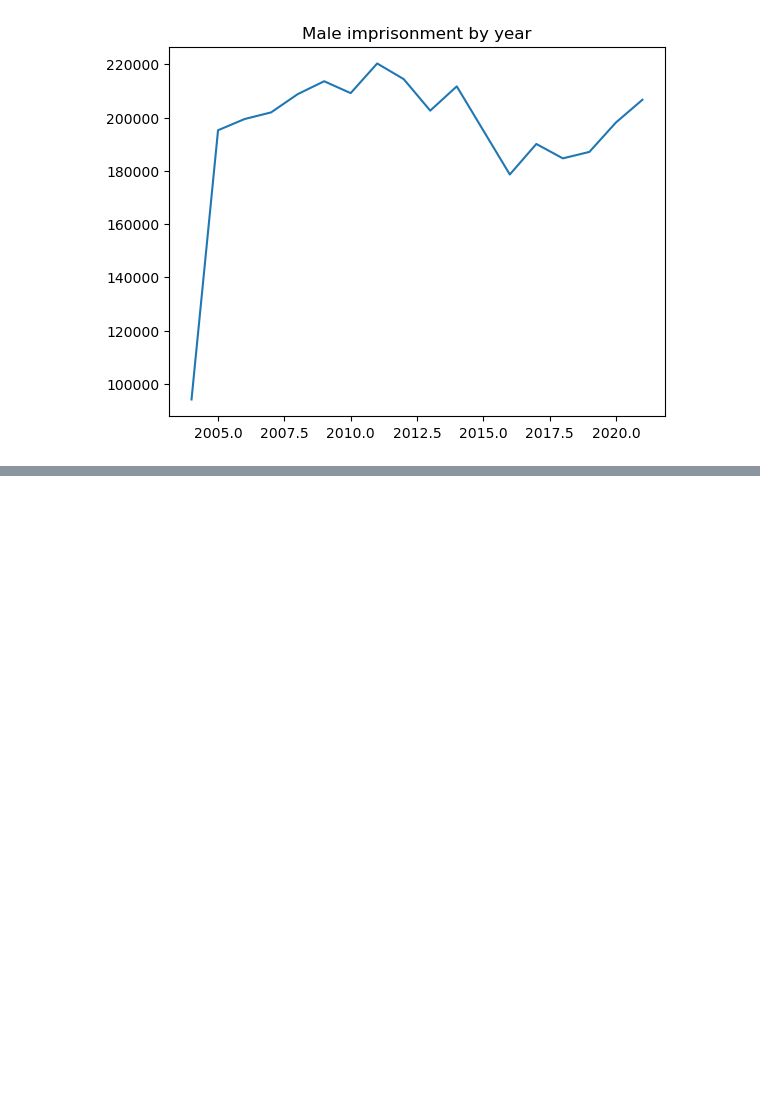
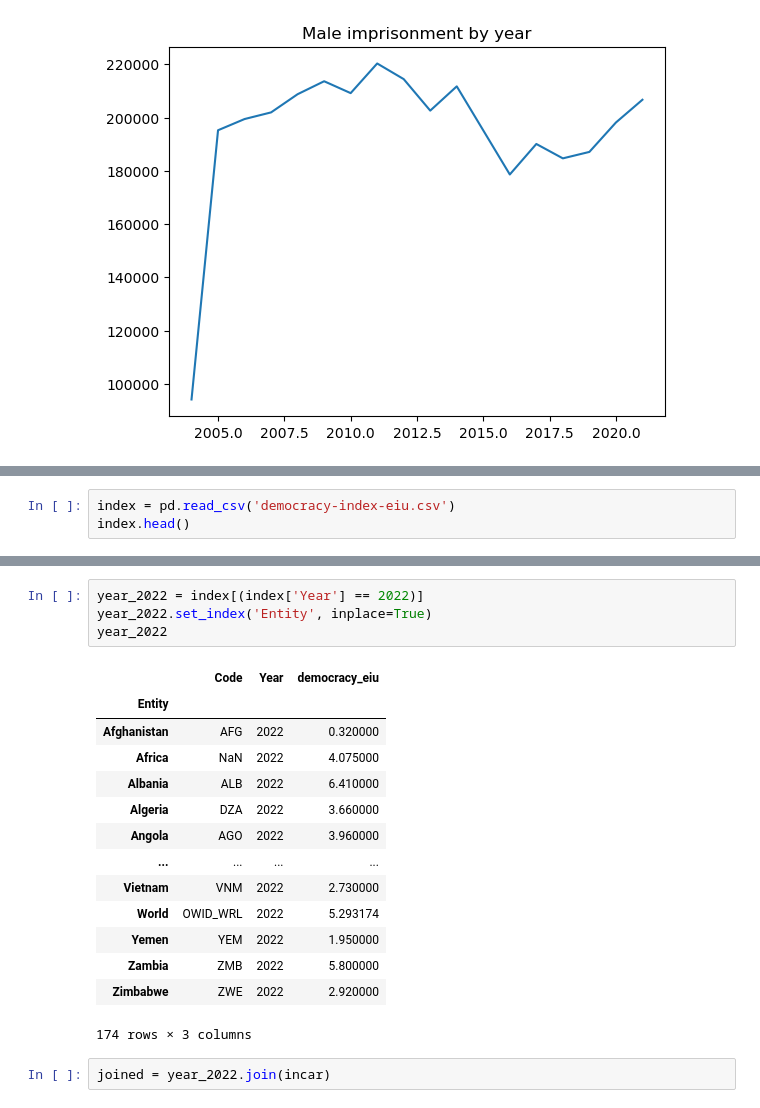
Before and after one commit to elliottjones56/project_5, a Jupyter notebook: EDA.ipynb, the cells around one changed output, grey strips where cells are left out. Drawn from its saved outputs; the diff is of its cells as text; blank space fills up the shorter version.

```diff
--- a/EDA.ipynb
+++ b/EDA.ipynb
@@ -290,0 +291,3 @@ Text(0.5, 1.0, 'Male imprisonment by year')
+# %%
+index = pd.read_csv('democracy-index-eiu.csv')
+index.head()
@@ -290,0 +366,21 @@ Text(0.5, 1.0, 'Male imprisonment by year')
+# %%
+year_2022 = index[(index['Year'] == 2022)]
+year_2022.set_index('Entity', inplace=True)
+year_2022
+# %% [output]
+|  | Code | Year | democracy_eiu |
+| Entity |  |  |  |
+| Afghanistan | AFG | 2022 | 0.320000 |
+| Africa | NaN | 2022 | 4.075000 |
+| Albania | ALB | 2022 | 6.410000 |
+| Algeria | DZA | 2022 | 3.660000 |
+| Angola | AGO | 2022 | 3.960000 |
+| ... | ... | ... | ... |
+| Vietnam | VNM | 2022 | 2.730000 |
+| World | OWID_WRL | 2022 | 5.293174 |
+| Yemen | YEM | 2022 | 1.950000 |
+| Zambia | ZMB | 2022 | 5.800000 |
+| Zimbabwe | ZWE | 2022 | 2.920000 |
+174 rows × 3 columns
+# %%
+joined = year_2022.join(incar)
```
Also changed, not shown: parts of 40 cells of this notebook, 2 other files.
